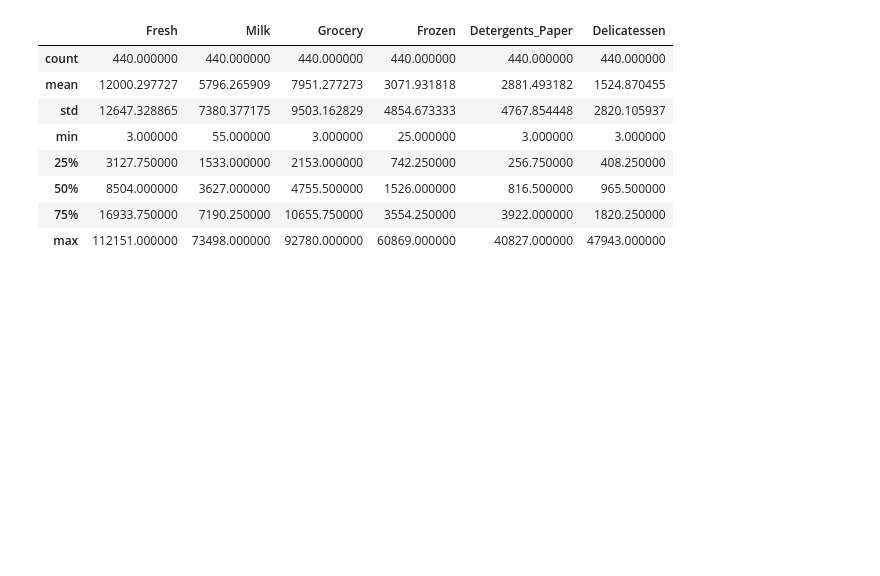
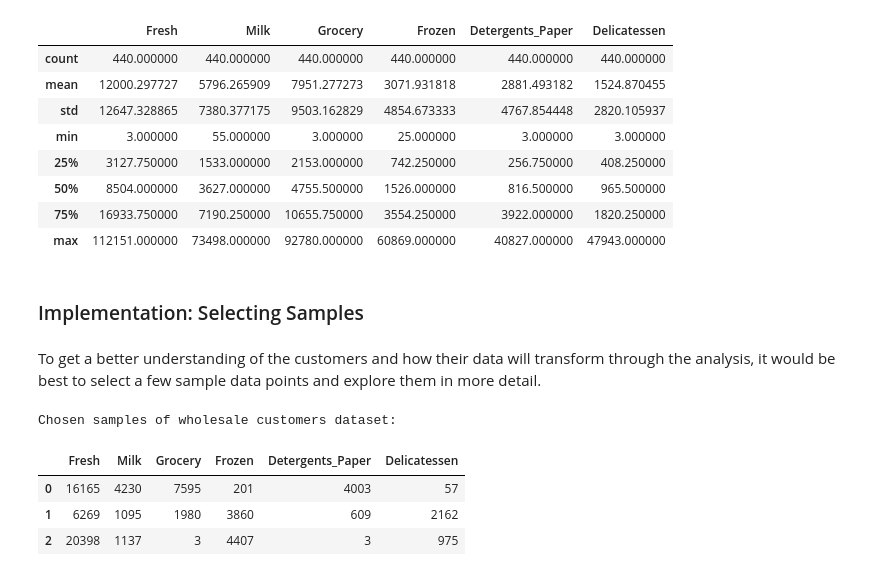
Before and after one commit to geekquad/Customer-Segments, a Jupyter notebook: Segments.ipynb, the cells around one changed output. Cells and saved outputs as stored; diff of their text form; code cells hidden in the pictures; blank space fills up the shorter version.

```diff
--- a/Segments.ipynb
+++ b/Segments.ipynb
@@ -45,3 +47,19 @@ display(data.describe())
 | 50% | 8504.000000 | 3627.000000 | 4755.500000 | 1526.000000 | 816.500000 | 965.500000 |
 | 75% | 16933.750000 | 7190.250000 | 10655.750000 | 3554.250000 | 3922.000000 | 1820.250000 |
 | max | 112151.000000 | 73498.000000 | 92780.000000 | 60869.000000 | 40827.000000 | 47943.000000 |
+# %% [markdown]
+### Implementation: Selecting Samples
+# %% [markdown]
+To get a better understanding of the customers and how their data will transform through the analysis, it would be best to select a few sample data points and explore them in more detail.
+# %%
+indices = [25,50,75]
+
+samples = pd.DataFrame(data.loc[indices], columns = data.keys()).reset_index(drop = True)
+print("Chosen samples of wholesale customers dataset:")
+display(samples)
+# %% [output]
+Chosen samples of wholesale customers dataset:
+|  | Fresh | Milk | Grocery | Frozen | Detergents_Paper | Delicatessen |
+| 0 | 16165 | 4230 | 7595 | 201 | 4003 | 57 |
+| 1 | 6269 | 1095 | 1980 | 3860 | 609 | 2162 |
+| 2 | 20398 | 1137 | 3 | 4407 | 3 | 975 |
```
Also changed, not shown: parts of 3 cells of this notebook.
